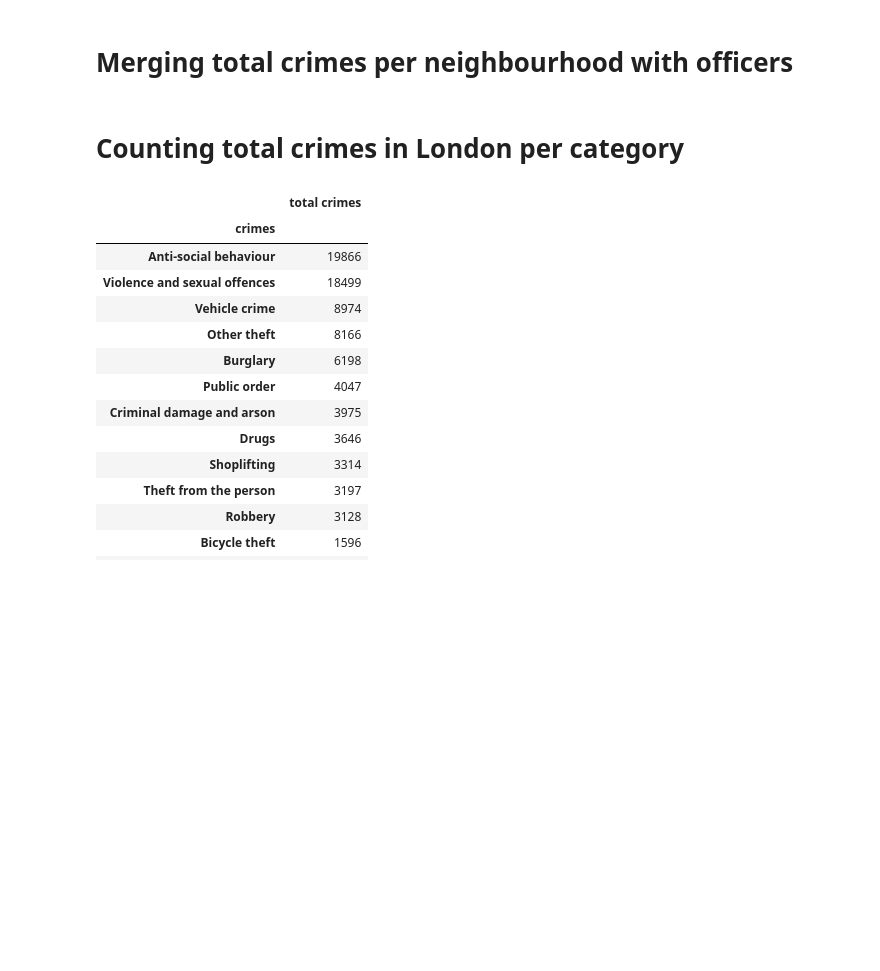
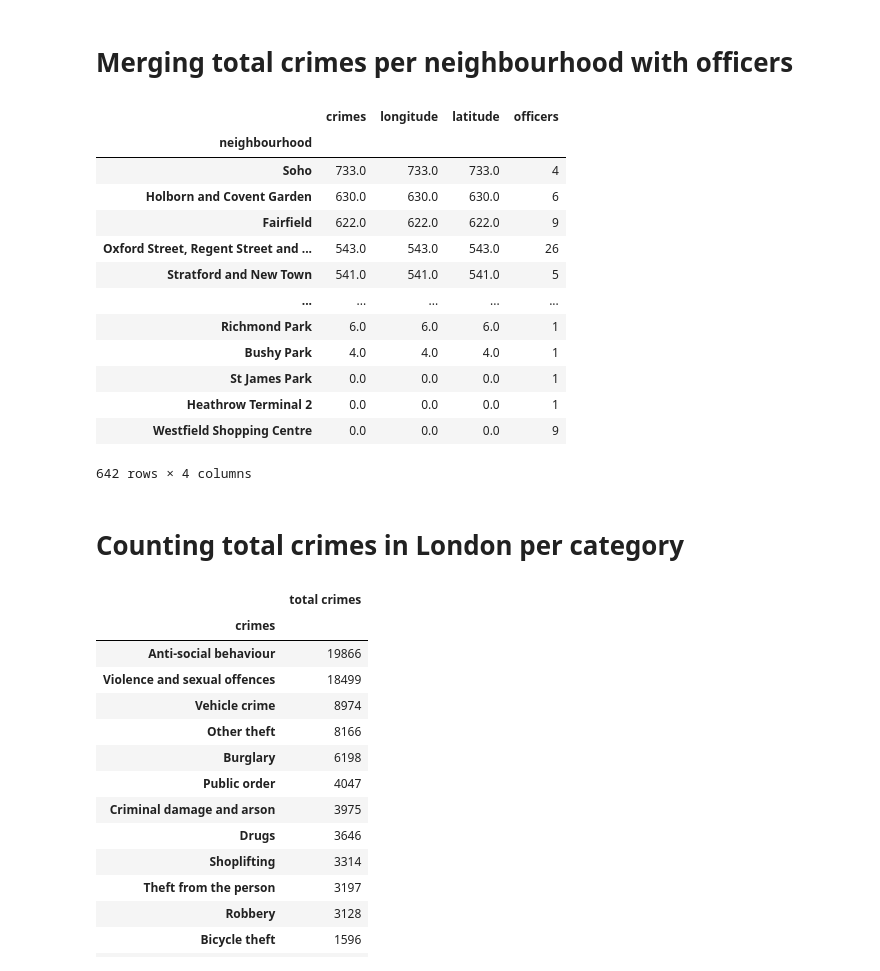
Before and after one commit to IslaamSabbah/Project-Week-3-Data-Thieves, a Jupyter notebook: your-project/project.ipynb, the cells around one changed output. Cells and saved outputs as stored; diff of their text form; code cells hidden in the pictures; blank space fills up the shorter version.

```diff
--- a/your-project/project.ipynb
+++ b/your-project/project.ipynb
@@ -182,5 +312,20 @@ officers_nh.reset_index(inplace=True)
 # %% [markdown]
 # Merging total crimes per neighbourhood with officers
 # %%
-crimes_officers = crime_nh.merge(officers_nh, how='outer').groupby(['Neighbourhood']).sum()
+crimes_officers = crime_nh.merge(officers_nh, how='outer').groupby(['neighbourhood']).sum()
 crimes_officers
+# %% [output]
+|  | crimes | longitude | latitude | officers |
+| neighbourhood |  |  |  |  |
+| Soho | 733.0 | 733.0 | 733.0 | 4 |
+| Holborn and Covent Garden | 630.0 | 630.0 | 630.0 | 6 |
+| Fairfield | 622.0 | 622.0 | 622.0 | 9 |
+| Oxford Street, Regent Street and ... | 543.0 | 543.0 | 543.0 | 26 |
+| Stratford and New Town | 541.0 | 541.0 | 541.0 | 5 |
+| ... | ... | ... | ... | ... |
+| Richmond Park | 6.0 | 6.0 | 6.0 | 1 |
+| Bushy Park | 4.0 | 4.0 | 4.0 | 1 |
+| St James Park | 0.0 | 0.0 | 0.0 | 1 |
+| Heathrow Terminal 2 | 0.0 | 0.0 | 0.0 | 1 |
+| Westfield Shopping Centre | 0.0 | 0.0 | 0.0 | 9 |
+642 rows × 4 columns
```
Also changed, not shown: parts of 26 cells of this notebook, 15 other files.
